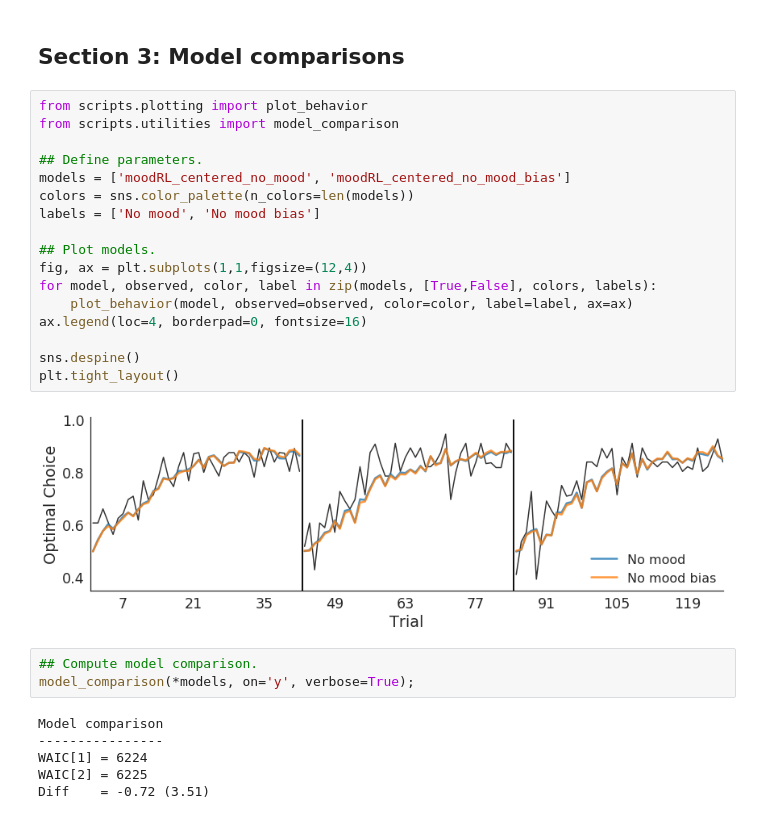
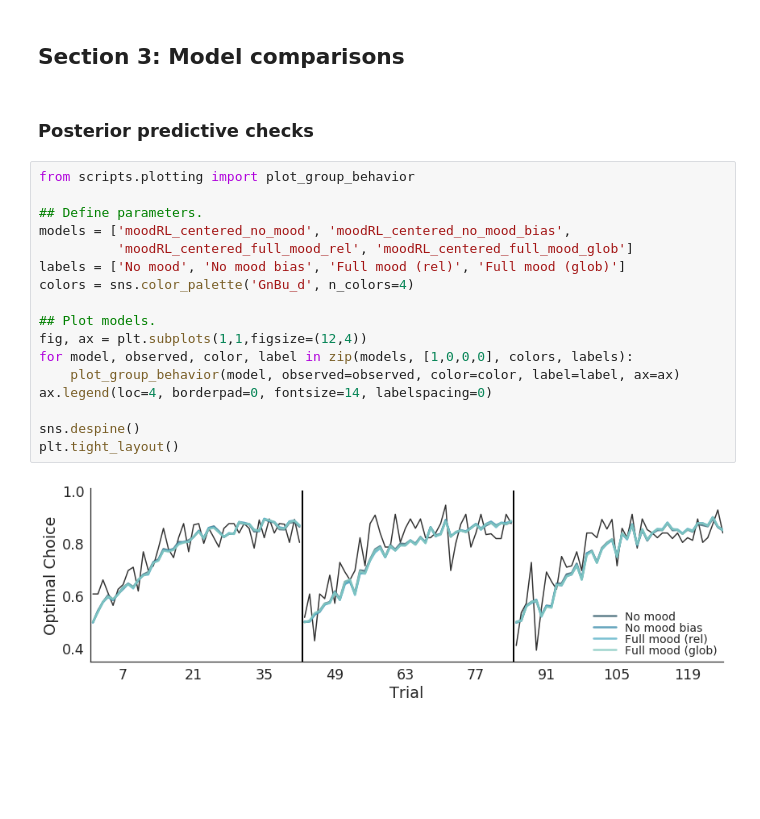
Before and after one commit to szorowi1/pni-rotations, a Jupyter notebook: 5_centeredRL.ipynb, the cells around one changed output. Saved outputs shown, nothing was run; the diff lists cells and outputs as text; blank space fills up the shorter version.

```diff
--- a/5_centeredRL.ipynb
+++ b/5_centeredRL.ipynb
@@ -129,31 +129,24 @@ if model_name:
 [interactive output not drawn]
 # %% [markdown]
 ## Section 3: Model comparisons
+# %% [markdown]
+### Posterior predictive checks
 # %%
-from scripts.plotting import plot_behavior
-from scripts.utilities import model_comparison
+from scripts.plotting import plot_group_behavior
 
 ## Define parameters.
-models = ['moodRL_centered_no_mood', 'moodRL_centered_no_mood_bias']
-colors = sns.color_palette(n_colors=len(models))
-labels = ['No mood', 'No mood bias']
+models = ['moodRL_centered_no_mood', 'moodRL_centered_no_mood_bias',
+          'moodRL_centered_full_mood_rel', 'moodRL_centered_full_mood_glob']
+labels = ['No mood', 'No mood bias', 'Full mood (rel)', 'Full mood (glob)']
+colors = sns.color_palette('GnBu_d', n_colors=4)
 
 ## Plot models.
 fig, ax = plt.subplots(1,1,figsize=(12,4))
-for model, observed, color, label in zip(models, [True,False], colors, labels):
-    plot_behavior(model, observed=observed, color=color, label=label, ax=ax)
-ax.legend(loc=4, borderpad=0, fontsize=16)
+for model, observed, color, label in zip(models, [1,0,0,0], colors, labels):
+    plot_group_behavior(model, observed=observed, color=color, label=label, ax=ax)
+ax.legend(loc=4, borderpad=0, fontsize=14, labelspacing=0)
 
 sns.despine()
 plt.tight_layout()
 # %% [output]
-[figure, old version]
+[figure, new version]
-# %%
-## Compute model comparison.
-model_comparison(*models, on='y', verbose=True);
-# %% [output]
-Model comparison
-----------------
-WAIC[1] = 6224
-WAIC[2] = 6225
-Diff    = -0.72 (3.51)
```
Also changed, not shown: parts of 31 cells of this notebook, 3 other files.
